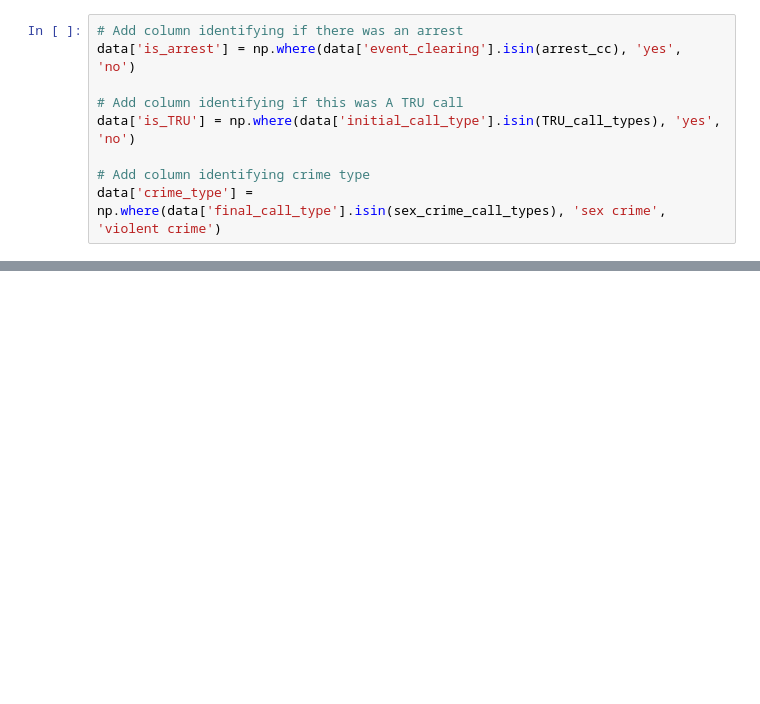
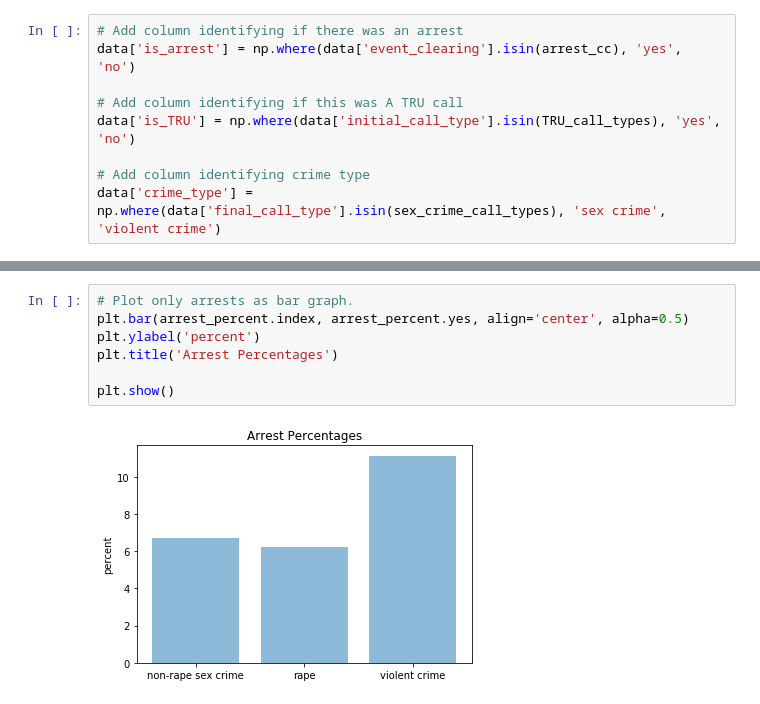
Before and after one commit to teacupwoozy/spd_notebook_archive, a Jupyter notebook: spd_notebook/2010-2018_SPD_Project.ipynb, the cells around one changed output, grey strips where cells are left out. Drawn from its saved outputs; the diff is of its cells as text; blank space fills up the shorter version.

```diff
--- a/spd_notebook/2010-2018_SPD_Project.ipynb
+++ b/spd_notebook/2010-2018_SPD_Project.ipynb
@@ -176,0 +233,9 @@ stage_is_violent_crime = data[is_violent_crime]
+# %%
+# Plot only arrests as bar graph.
+plt.bar(arrest_percent.index, arrest_percent.yes, align='center', alpha=0.5)
+plt.ylabel('percent')
+plt.title('Arrest Percentages')
+
+plt.show()
+# %% [output]
+[figure, added]
```
Also changed, not shown: parts of 23 cells of this notebook.
